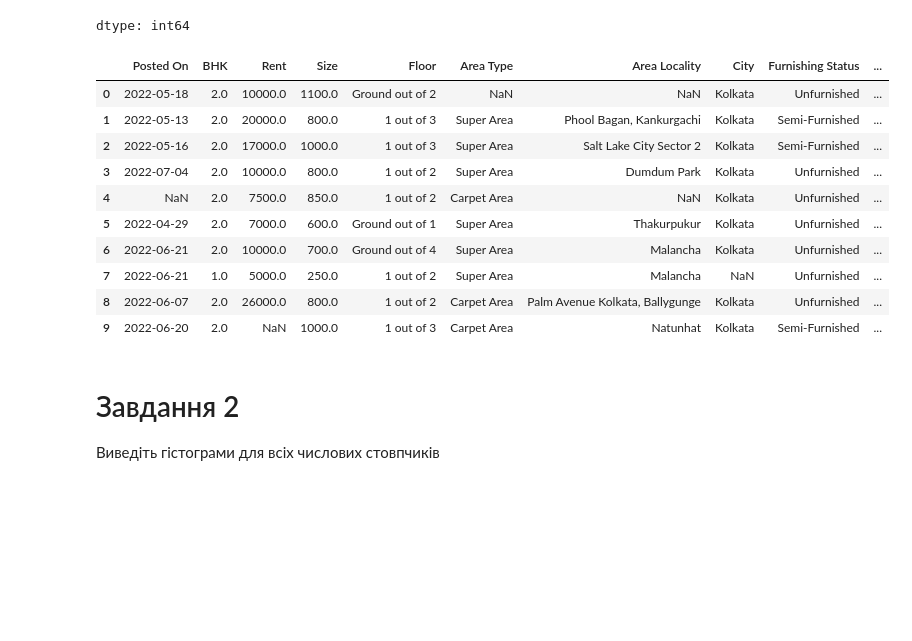
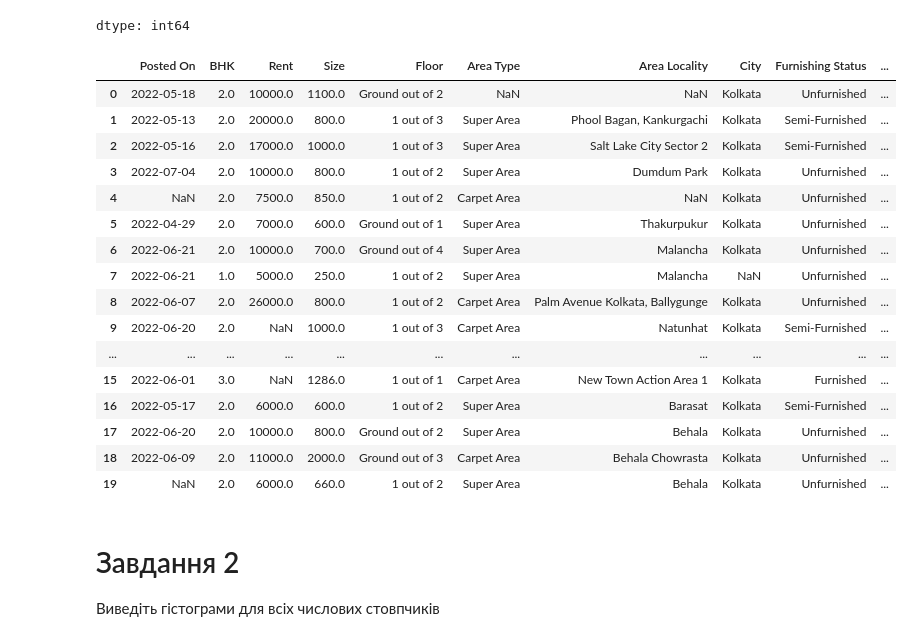
Before and after one commit to ValeriiSlynko/IT-STEP-Practice, a Jupyter notebook: Practice_Pandas/HmWrk2_Pandas(data processing).ipynb, the cells around one changed output. Cells and saved outputs as stored; diff of their text form; code cells hidden in the pictures; blank space fills up the shorter version.

```diff
--- a/Practice_Pandas/HmWrk2_Pandas(data processing).ipynb
+++ b/Practice_Pandas/HmWrk2_Pandas(data processing).ipynb
@@ -86,19 +86,25 @@ df.isna().sum()
 dtype: int64
 # %%
 # показуємо табличний dataset з першими 10 рядками
-df.head(10)
+df.head(20)
 # %% [output]
 |  | Posted On | BHK | Rent | Size | Floor | Area Type | Area Locality | City | Furnishing Status | ... |
 | 0 | 2022-05-18 | 2.0 | 10000.0 | 1100.0 | Ground out of 2 | NaN | NaN | Kolkata | Unfurnished | ... |
 | 1 | 2022-05-13 | 2.0 | 20000.0 | 800.0 | 1 out of 3 | Super Area | Phool Bagan, Kankurgachi | Kolkata | Semi-Furnished | ... |
 | 2 | 2022-05-16 | 2.0 | 17000.0 | 1000.0 | 1 out of 3 | Super Area | Salt Lake City Sector 2 | Kolkata | Semi-Furnished | ... |
 | 3 | 2022-07-04 | 2.0 | 10000.0 | 800.0 | 1 out of 2 | Super Area | Dumdum Park | Kolkata | Unfurnished | ... |
 | 4 | NaN | 2.0 | 7500.0 | 850.0 | 1 out of 2 | Carpet Area | NaN | Kolkata | Unfurnished | ... |
 | 5 | 2022-04-29 | 2.0 | 7000.0 | 600.0 | Ground out of 1 | Super Area | Thakurpukur | Kolkata | Unfurnished | ... |
 | 6 | 2022-06-21 | 2.0 | 10000.0 | 700.0 | Ground out of 4 | Super Area | Malancha | Kolkata | Unfurnished | ... |
 | 7 | 2022-06-21 | 1.0 | 5000.0 | 250.0 | 1 out of 2 | Super Area | Malancha | NaN | Unfurnished | ... |
 | 8 | 2022-06-07 | 2.0 | 26000.0 | 800.0 | 1 out of 2 | Carpet Area | Palm Avenue Kolkata, Ballygunge | Kolkata | Unfurnished | ... |
 | 9 | 2022-06-20 | 2.0 | NaN | 1000.0 | 1 out of 3 | Carpet Area | Natunhat | Kolkata | Semi-Furnished | ... |
+| ... | ... | ... | ... | ... | ... | ... | ... | ... | ... | ... |
+| 15 | 2022-06-01 | 3.0 | NaN | 1286.0 | 1 out of 1 | Carpet Area | New Town Action Area 1 | Kolkata | Furnished | ... |
+| 16 | 2022-05-17 | 2.0 | 6000.0 | 600.0 | 1 out of 2 | Super Area | Barasat | Kolkata | Semi-Furnished | ... |
+| 17 | 2022-06-20 | 2.0 | 10000.0 | 800.0 | Ground out of 2 | Super Area | Behala | Kolkata | Unfurnished | ... |
+| 18 | 2022-06-09 | 2.0 | 11000.0 | 2000.0 | Ground out of 3 | Carpet Area | Behala Chowrasta | Kolkata | Unfurnished | ... |
+| 19 | NaN | 2.0 | 6000.0 | 660.0 | 1 out of 2 | Super Area | Behala | Kolkata | Unfurnished | ... |
 # %% [markdown]
 # Завдання 2
 Виведіть гістограми для всіх числових стовпчиків
```
Also changed, not shown: parts of 2 cells of this notebook.
